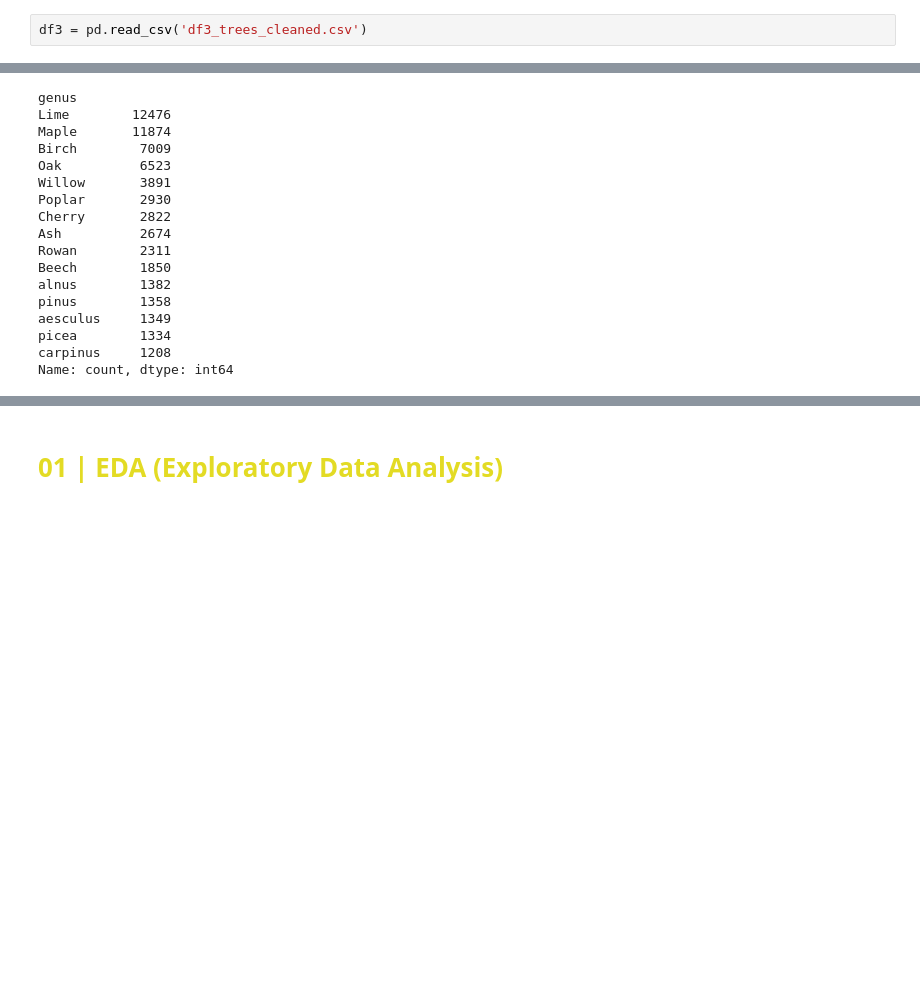
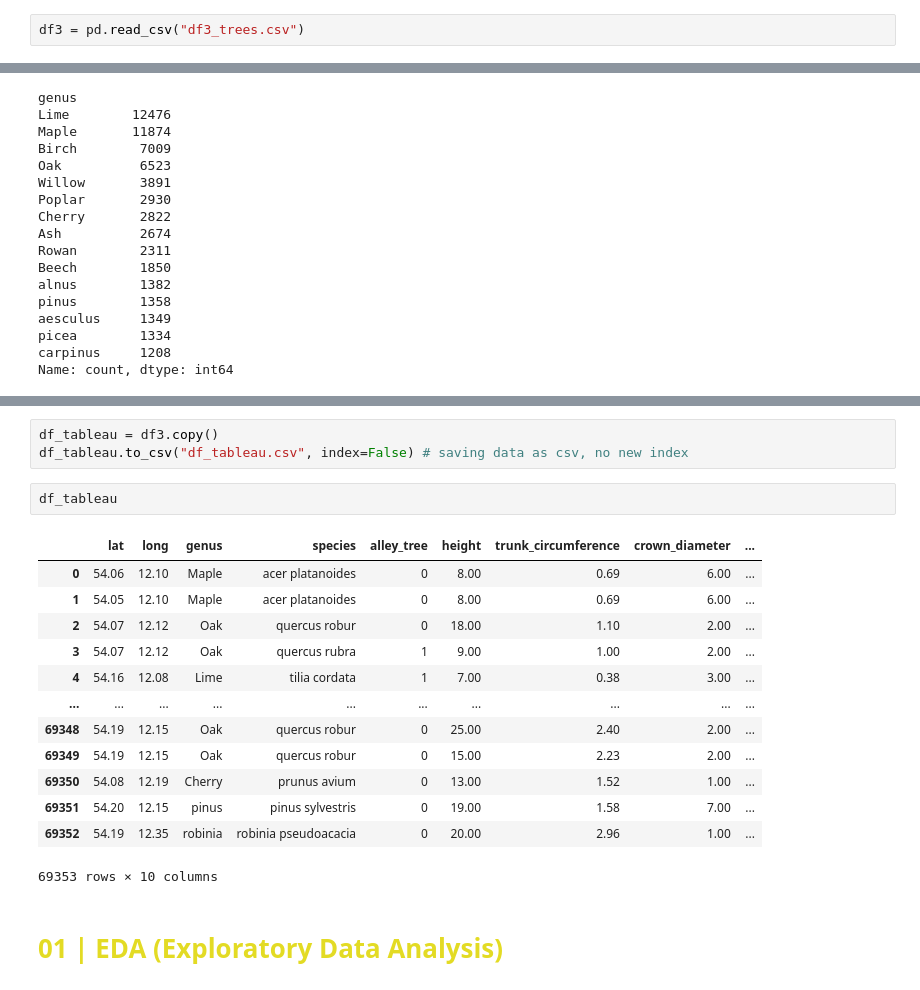
Before and after one commit to Paula0923/trees-midproject, a Jupyter notebook: eda-trees.ipynb, the cells around one changed output, grey strips where cells are left out. Saved outputs shown, nothing was run; the diff lists cells and outputs as text; blank space fills up the shorter version.

```diff
--- a/eda-trees.ipynb
+++ b/eda-trees.ipynb
@@ -18,7 +18,7 @@ warnings.filterwarnings('ignore') # ignore warnings
 # %% [markdown]
 <h2 style="color: #ec7511;">Importing Data and Checking Basic Structure</h2>
 # %%
-df3 = pd.read_csv('df3_trees_cleaned.csv')
+df3 = pd.read_csv("df3_trees.csv")
 # %%
 df3
 # %% [output]
@@ -121,3 +125,22 @@ Name: count, dtype: int64
+# %%
+df_tableau = df3.copy()
+df_tableau.to_csv("df_tableau.csv", index=False) # saving data as csv, no new index
+# %%
+df_tableau
+# %% [output]
+|  | lat | long | genus | species | alley_tree | height | trunk_circumference | crown_diameter | ... |
+| 0 | 54.06 | 12.10 | Maple | acer platanoides | 0 | 8.00 | 0.69 | 6.00 | ... |
+| 1 | 54.05 | 12.10 | Maple | acer platanoides | 0 | 8.00 | 0.69 | 6.00 | ... |
+| 2 | 54.07 | 12.12 | Oak | quercus robur | 0 | 18.00 | 1.10 | 2.00 | ... |
+| 3 | 54.07 | 12.12 | Oak | quercus rubra | 1 | 9.00 | 1.00 | 2.00 | ... |
+| 4 | 54.16 | 12.08 | Lime | tilia cordata | 1 | 7.00 | 0.38 | 3.00 | ... |
+| ... | ... | ... | ... | ... | ... | ... | ... | ... | ... |
+| 69348 | 54.19 | 12.15 | Oak | quercus robur | 0 | 25.00 | 2.40 | 2.00 | ... |
+| 69349 | 54.19 | 12.15 | Oak | quercus robur | 0 | 15.00 | 2.23 | 2.00 | ... |
+| 69350 | 54.08 | 12.19 | Cherry | prunus avium | 0 | 13.00 | 1.52 | 1.00 | ... |
+| 69351 | 54.20 | 12.15 | pinus | pinus sylvestris | 0 | 19.00 | 1.58 | 7.00 | ... |
+| 69352 | 54.19 | 12.35 | robinia | robinia pseudoacacia | 0 | 20.00 | 2.96 | 1.00 | ... |
+69353 rows × 10 columns
 # %% [markdown]
 <h1 style="color: #e3db24;">01 | EDA (Exploratory Data Analysis)</h1>
 # %% [markdown]
```
Also changed, not shown: parts of 2 cells of this notebook, 16 other files.
